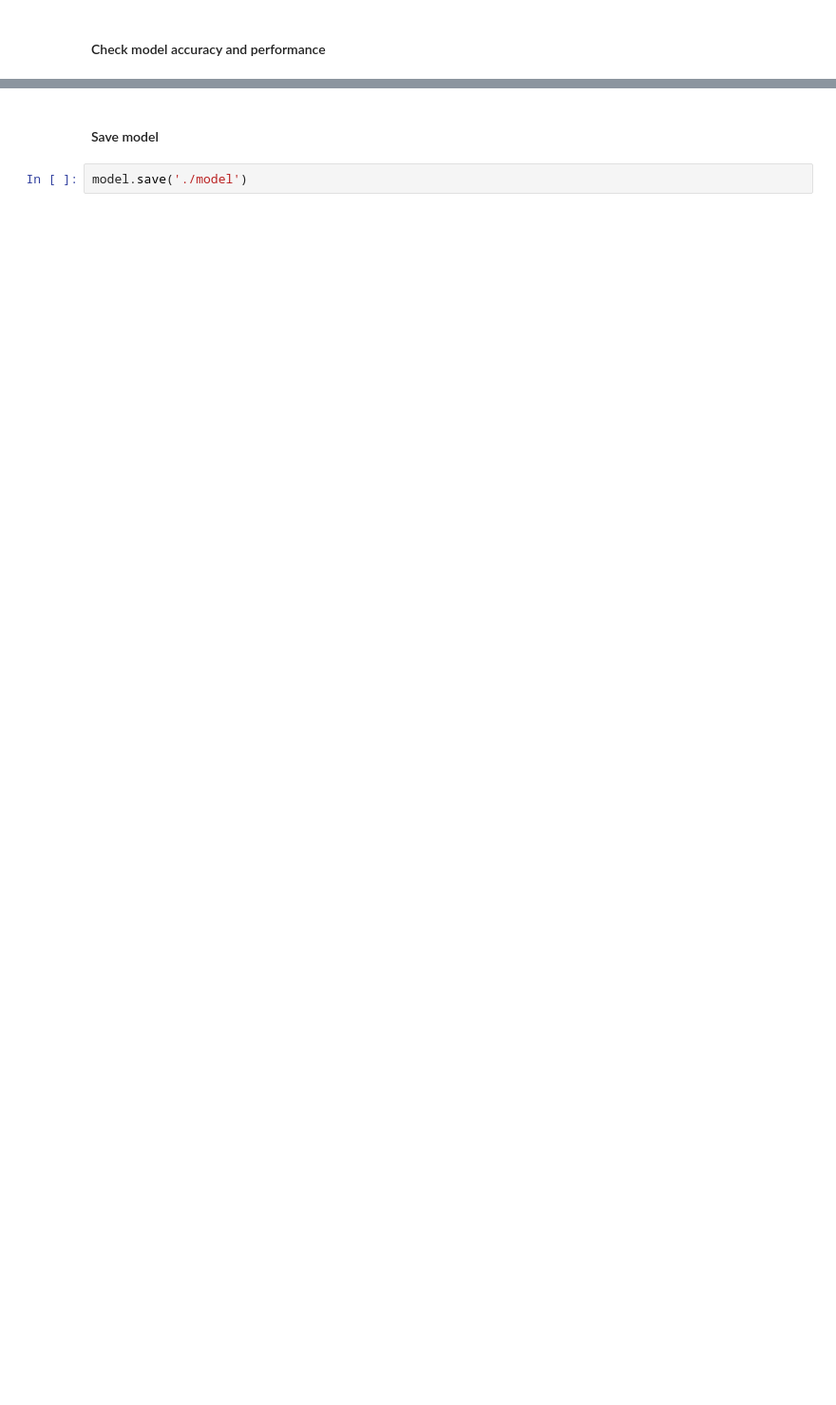
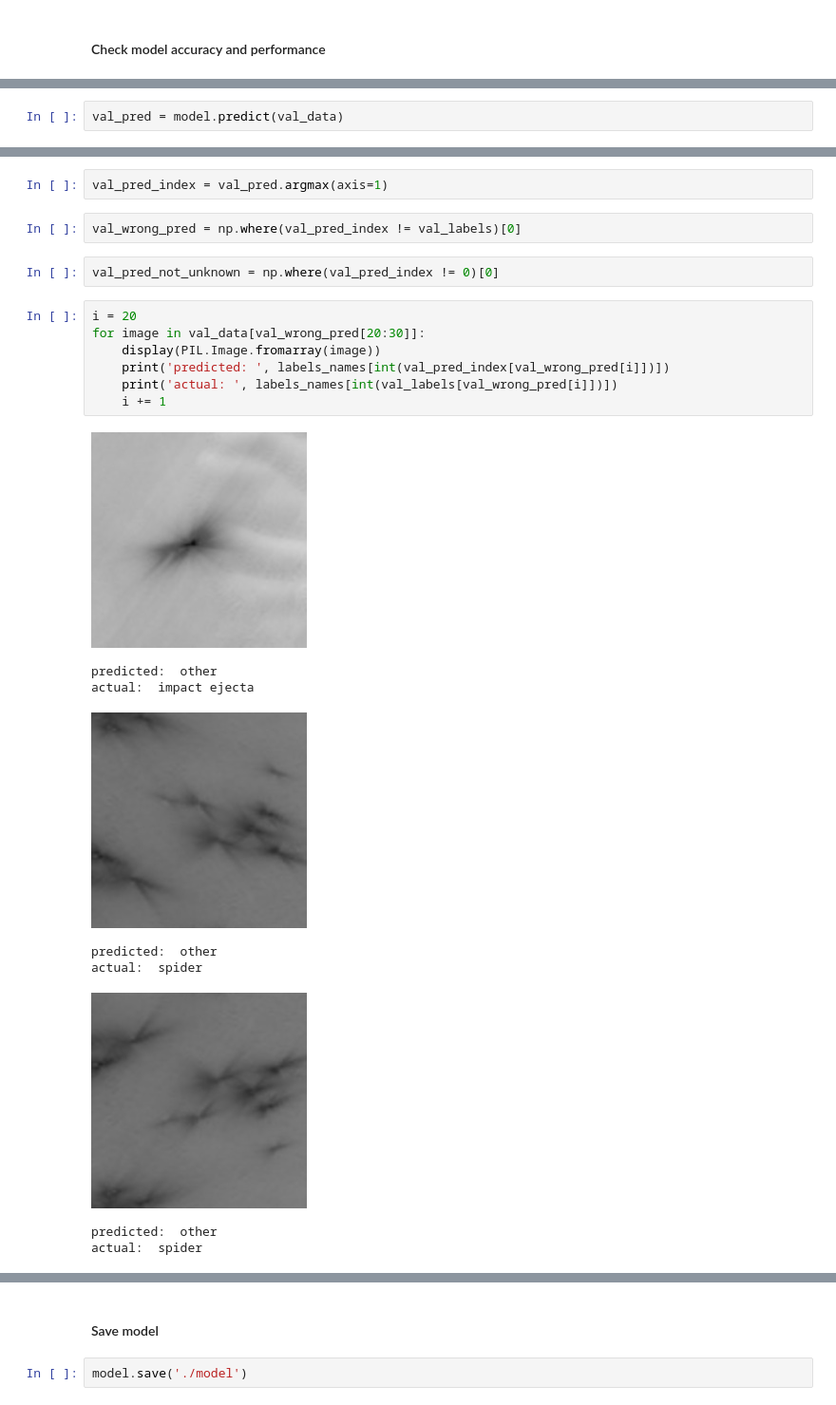
Before and after one commit to yanir123/python-stuff, a Jupyter notebook: starTracker/starTracker.ipynb, the cells around one changed output, grey strips where cells are left out. Shown at 95% size. Saved outputs shown, nothing was run; the diff lists cells and outputs as text; blank space fills up the shorter version.

```diff
--- a/starTracker/starTracker.ipynb
+++ b/starTracker/starTracker.ipynb
@@ -106,0 +148,2 @@ print(test_acc)
+# %%
+val_pred = model.predict(val_data)
@@ -106,0 +152,23 @@ print(test_acc)
+# %%
+val_pred_index = val_pred.argmax(axis=1)
+# %%
+val_wrong_pred = np.where(val_pred_index != val_labels)[0]
+# %%
+val_pred_not_unknown = np.where(val_pred_index != 0)[0]
+# %%
+i = 20
+for image in val_data[val_wrong_pred[20:30]]:
+    display(PIL.Image.fromarray(image))
+    print('predicted: ', labels_names[int(val_pred_index[val_wrong_pred[i]])])
+    print('actual: ', labels_names[int(val_labels[val_wrong_pred[i]])])
+    i += 1
+# %% [output]
+[figure, added]
+predicted:  other
+actual:  impact ejecta
+[figure, added]
+predicted:  other
+actual:  spider
+[figure, added]
+predicted:  other
+actual:  spider
```
Also changed, not shown: parts of 20 cells of this notebook.
